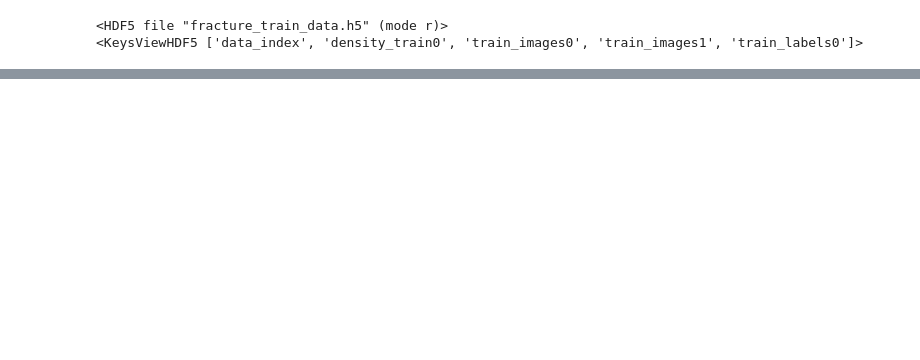
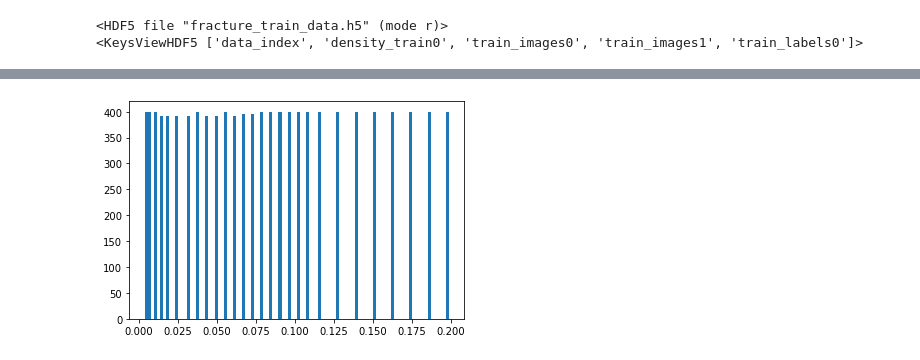
Before and after one commit to akjoelhede/Bachelor_project, a Jupyter notebook: Machine learning eksempler/Actual_kode/test.ipynb, the cells around one changed output, grey strips where cells are left out. Cells and saved outputs as stored; diff of their text form; code cells hidden in the pictures; blank space fills up the shorter version.

```diff
--- a/Machine learning eksempler/Actual_kode/test.ipynb
+++ b/Machine learning eksempler/Actual_kode/test.ipynb
@@ -31,0 +40,4 @@ plt.imshow(images0, aspect='auto')
+# %%
+plt.hist(labels0, bins=100);
+# %% [output]
+[figure, added]
```
Also changed, not shown: parts of 5 cells of this notebook.
